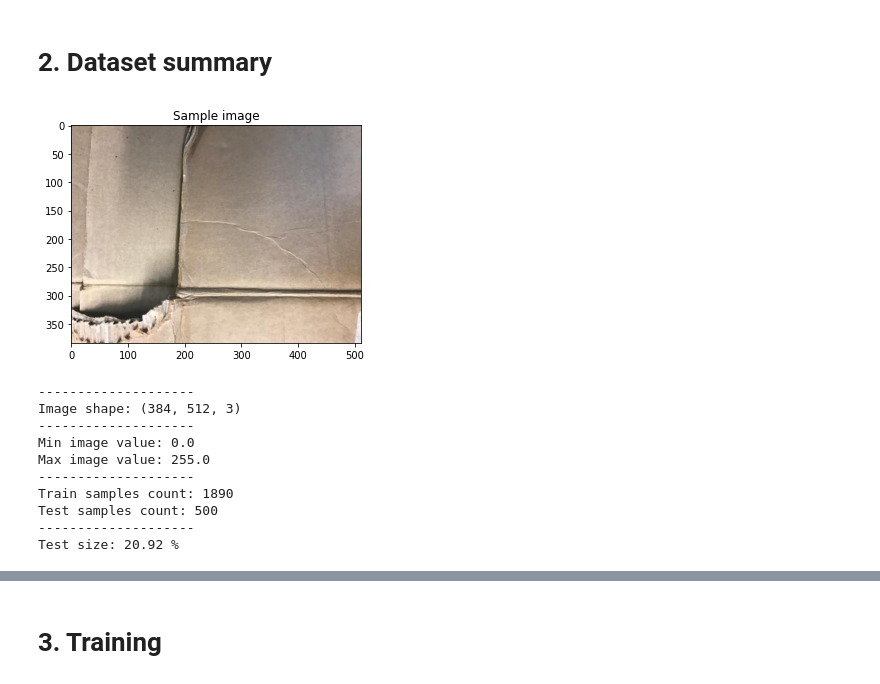
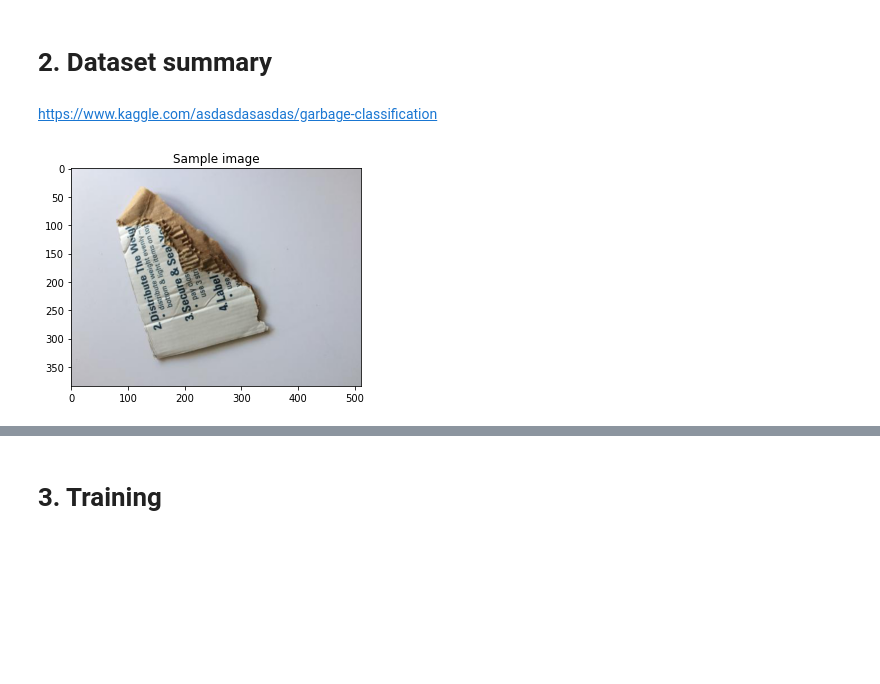
Before and after one commit to xtommily/trash_detector, a Jupyter notebook: trash_detector.ipynb, the cells around one changed output, grey strips where cells are left out. Drawn from its saved outputs; the diff is of its cells as text; code cells hidden in the pictures; blank space fills up the shorter version.

```diff
--- a/trash_detector.ipynb
+++ b/trash_detector.ipynb
@@ -104,6 +105,8 @@ paper
 glass
 # %% [markdown]
 # 2. Dataset summary
+# %% [markdown]
+https://www.kaggle.com/asdasdasasdas/garbage-classification
 # %%
 TRAIN_DATA_DIR = 'garbage/train'
 TEST_DATA_DIR = 'garbage/test'
@@ -111,40 +114,30 @@ TEST_DATA_DIR = 'garbage/test'
 train_categories_count = sorted([(dir.split('/')[-1], len(files)) for dir, _, files in os.walk(TRAIN_DATA_DIR)][1:])
 test_categories_count = sorted([(dir.split('/')[-1], len(files)) for dir, _, files in os.walk(TEST_DATA_DIR)][1:])
 # %%
-sample_image = load_img(os.path.join(TRAIN_DATA_DIR,'cardboard/cardboard69.jpg'))
+sample_image = load_img(os.path.join(TRAIN_DATA_DIR,'cardboard/cardboard143.jpg'))
 image_arr = img_to_array(sample_image)
 
 plt.imshow(sample_image)
 plt.title('Sample image')
 plt.show()
 
 subsection='-'*20
 train_samples_count=sum([x for _,x in train_categories_count])
 test_samples_count=sum([x for _,x in test_categories_count])
 
 print(f'''{subsection}
 Image shape: {image_arr.shape}
 {subsection}
 Min image value: {image_arr.min()}
 Max image value: {image_arr.max()}
 {subsection}
 Train samples count: {train_samples_count}
 Test samples count: {test_samples_count}
 {subsection}
 Test size: {round((test_samples_count / (train_samples_count + test_samples_count))*100, 2)} %
 ''')
 # %% [output]
-[figure, old version]
+[figure, new version]
---------------------
-Image shape: (384, 512, 3)
---------------------
-Min image value: 0.0
-Max image value: 255.0
---------------------
-Train samples count: 1890
-Test samples count: 500
---------------------
-Test size: 20.92 %
 # %%
 fig, ax = plt.subplots(figsize=(15,5), nrows=1, ncols=2, sharey=True)
 
```
Also changed, not shown: parts of 44 cells of this notebook, 2 other files.
